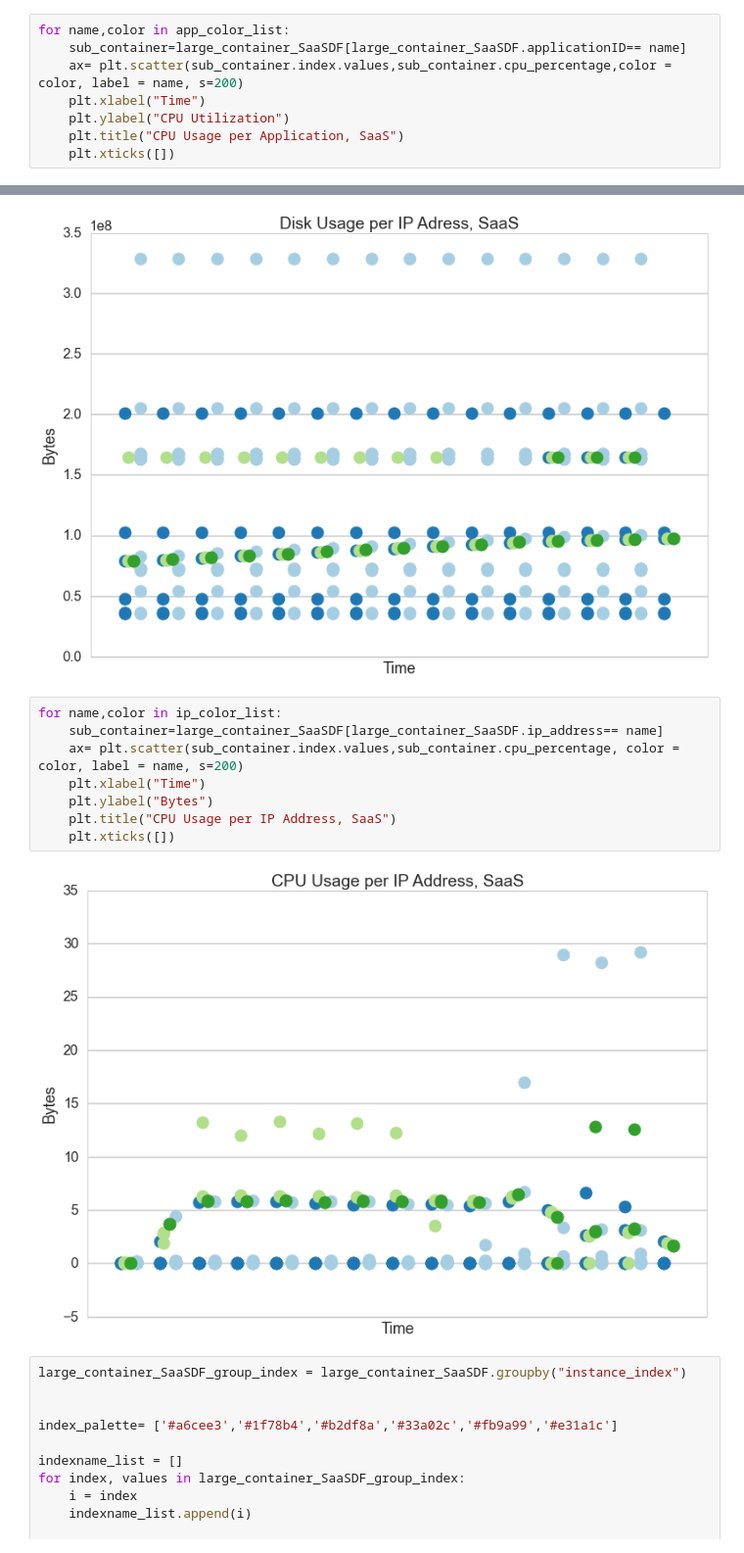
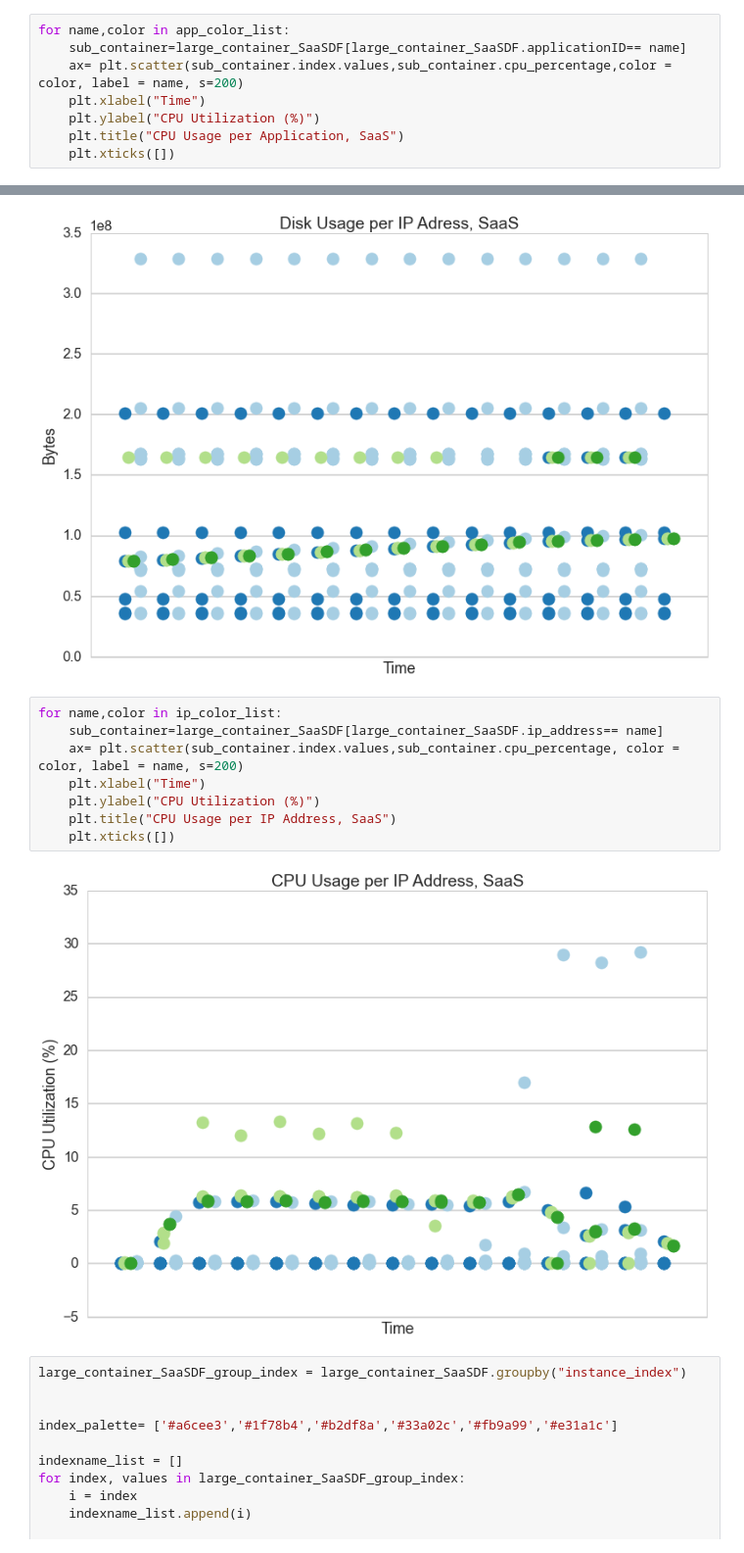
Before and after one commit to harvard-team-pivot/elastic-compute, a Jupyter notebook: elasticCompute.ipynb, the cells around one changed output, grey strips where cells are left out. Shown at 98% size. Cells and saved outputs as stored; diff of their text form.

```diff
--- a/elasticCompute.ipynb
+++ b/elasticCompute.ipynb
@@ -494,7 +494,7 @@ for name,color in app_color_list:
     sub_container=large_container_SaaSDF[large_container_SaaSDF.applicationID== name]
     ax= plt.scatter(sub_container.index.values,sub_container.cpu_percentage,color = color, label = name, s=200)
     plt.xlabel("Time")
-    plt.ylabel("CPU Utilization")
+    plt.ylabel("CPU Utilization (%)")
     plt.title("CPU Usage per Application, SaaS")
     plt.xticks([])
 # %% [output]
@@ -536,13 +536,13 @@ for name,color in ip_color_list:
 # %%
 for name,color in ip_color_list:
     sub_container=large_container_SaaSDF[large_container_SaaSDF.ip_address== name]
     ax= plt.scatter(sub_container.index.values,sub_container.cpu_percentage, color = color, label = name, s=200)
     plt.xlabel("Time")
-    plt.ylabel("Bytes")
+    plt.ylabel("CPU Utilization (%)")
     plt.title("CPU Usage per IP Address, SaaS")
     plt.xticks([])
 # %% [output]
-[figure, old version]
+[figure, new version]
 # %%
 large_container_SaaSDF_group_index = large_container_SaaSDF.groupby("instance_index")
 
```
Also changed, not shown: parts of 5 cells of this notebook.
